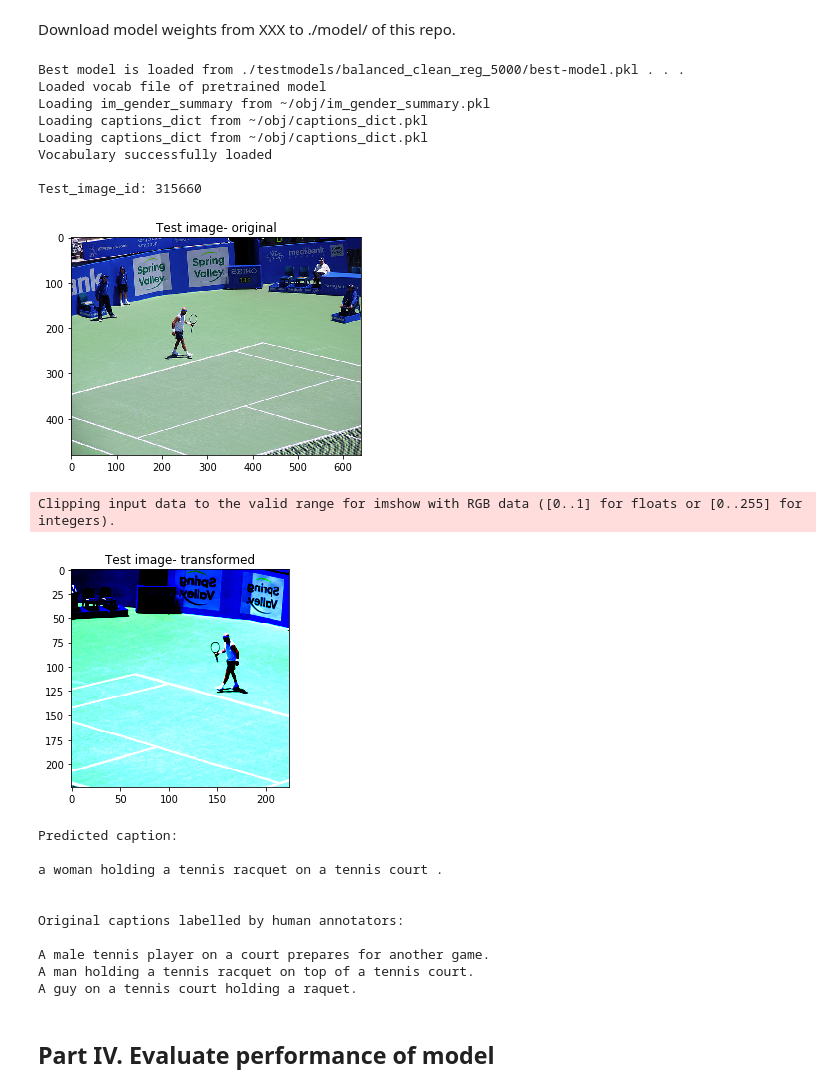
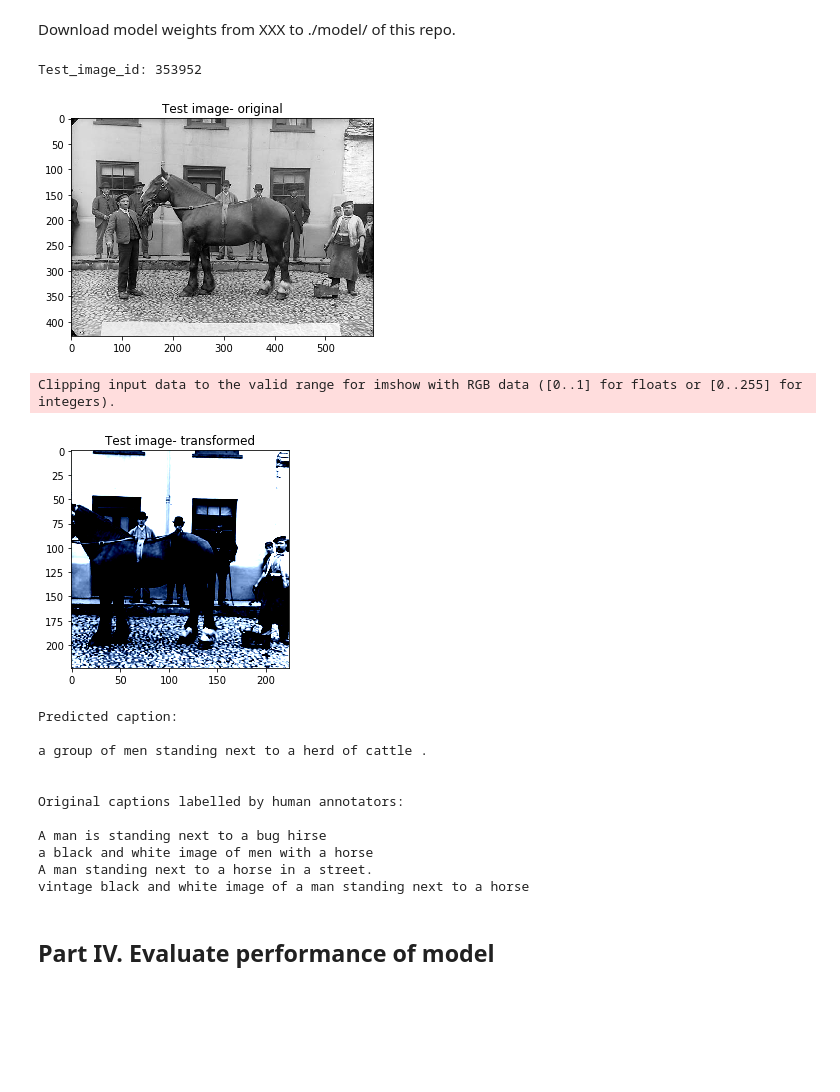
Before and after one commit to wendyku/gender-neutral-captioning, a Jupyter notebook: Gender_Neutral_Captioning.ipynb, the cells around one changed output. Cells and saved outputs as stored; diff of their text form; code cells hidden in the pictures; blank space fills up the shorter version.

```diff
--- a/Gender_Neutral_Captioning.ipynb
+++ b/Gender_Neutral_Captioning.ipynb
@@ -105,40 +105,35 @@ Download model weights from XXX to ./model/ of this repo.
 # %%
 from model_utils import predict_from_COCO
 %matplotlib inline
 
 # Specify paths if the model is downloaded, otherwise by default, the function retrieves the trained model
 image_folder_path = './data/images/'
 # vocab_path = ''
 # model_path = ''
 # training_image_ids_path = ''
-vocab_path = './testmodels/balanced_clean_reg_5000/vocab.pkl'
-model_path = './testmodels/balanced_clean_reg_5000/best-model.pkl'
-training_image_ids_path = './testmodels/balanced_clean_reg_5000/training_image_ids.pkl'
+dr = './testmodels/testmodels/balanced_clean_reg_5000/'
+vocab_path = dr +'vocab.pkl'
+model_path = dr + 'best-model.pkl'
+training_image_ids_path = dr + 'training_image_ids.pkl'
 
 predict_from_COCO(image_folder_path = image_folder_path, vocab_path = vocab_path, model_path = model_path,\
                        training_image_ids_path = training_image_ids_path)
 # %% [output]
-Best model is loaded from ./testmodels/balanced_clean_reg_5000/best-model.pkl . . .
-Loaded vocab file of pretrained model
-Loading im_gender_summary from ~/obj/im_gender_summary.pkl
-Loading captions_dict from ~/obj/captions_dict.pkl
-Loading captions_dict from ~/obj/captions_dict.pkl
-Vocabulary successfully loaded
-
-Test_image_id: 315660
+Test_image_id: 353952
-[figure, old version]
+[figure, new version]
 Clipping input data to the valid range for imshow with RGB data ([0..1] for floats or [0..255] for integers).
-[figure, old version]
+[figure, new version]
 Predicted caption:
 
-a woman holding a tennis racquet on a tennis court .
+a group of men standing next to a herd of cattle .
 
 
 Original captions labelled by human annotators:
 
-A male tennis player on a court prepares for another game.
-A man holding a tennis racquet on top of a tennis court.
-A guy on a tennis court holding a raquet.
+A man is standing next to a bug hirse
+a black and white image of men with a horse
+A man standing next to a horse in a street.
+vintage black and white image of a man standing next to a horse
 # %% [markdown]
 ## Part IV. Evaluate performance of model
 # %% [markdown]
```
Also changed, not shown: parts of 8 cells of this notebook, 4 other files.
